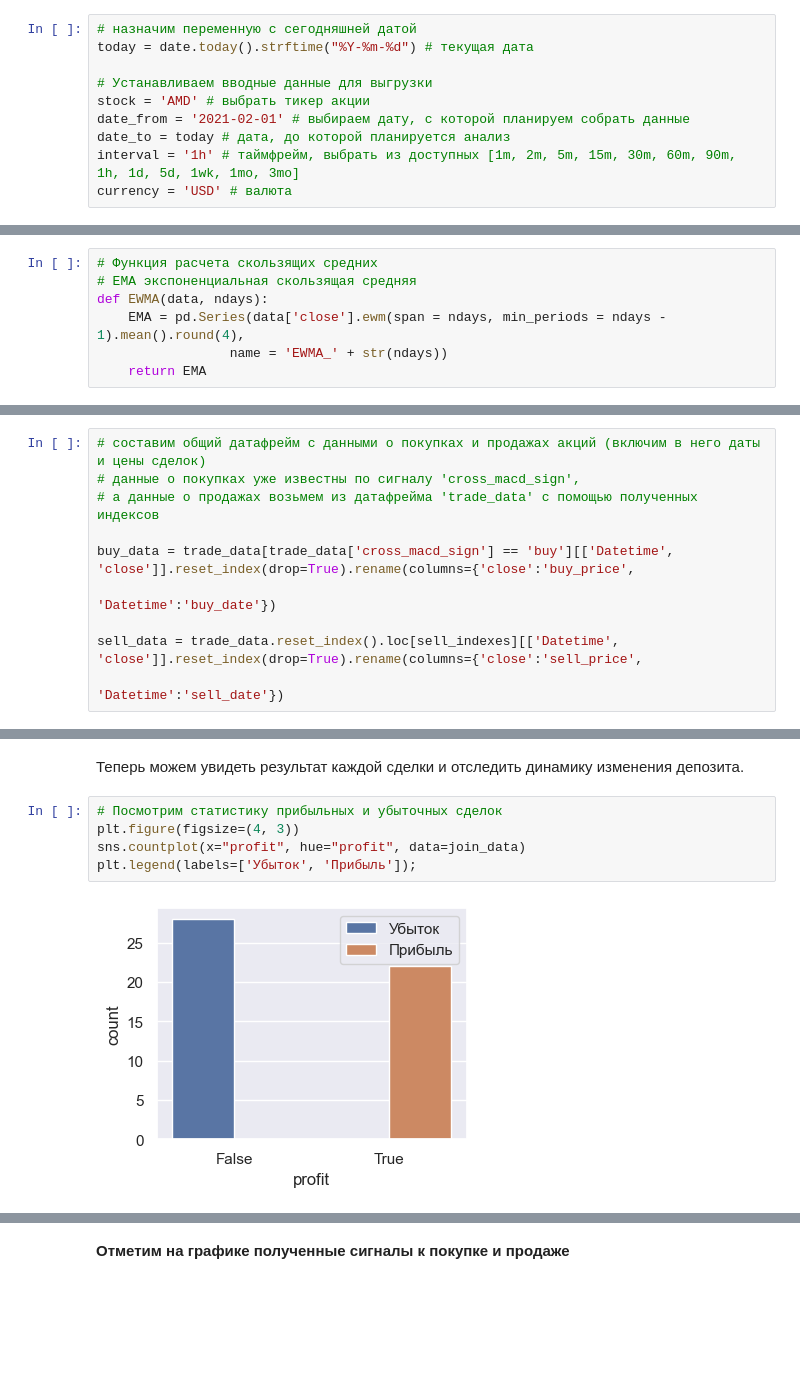
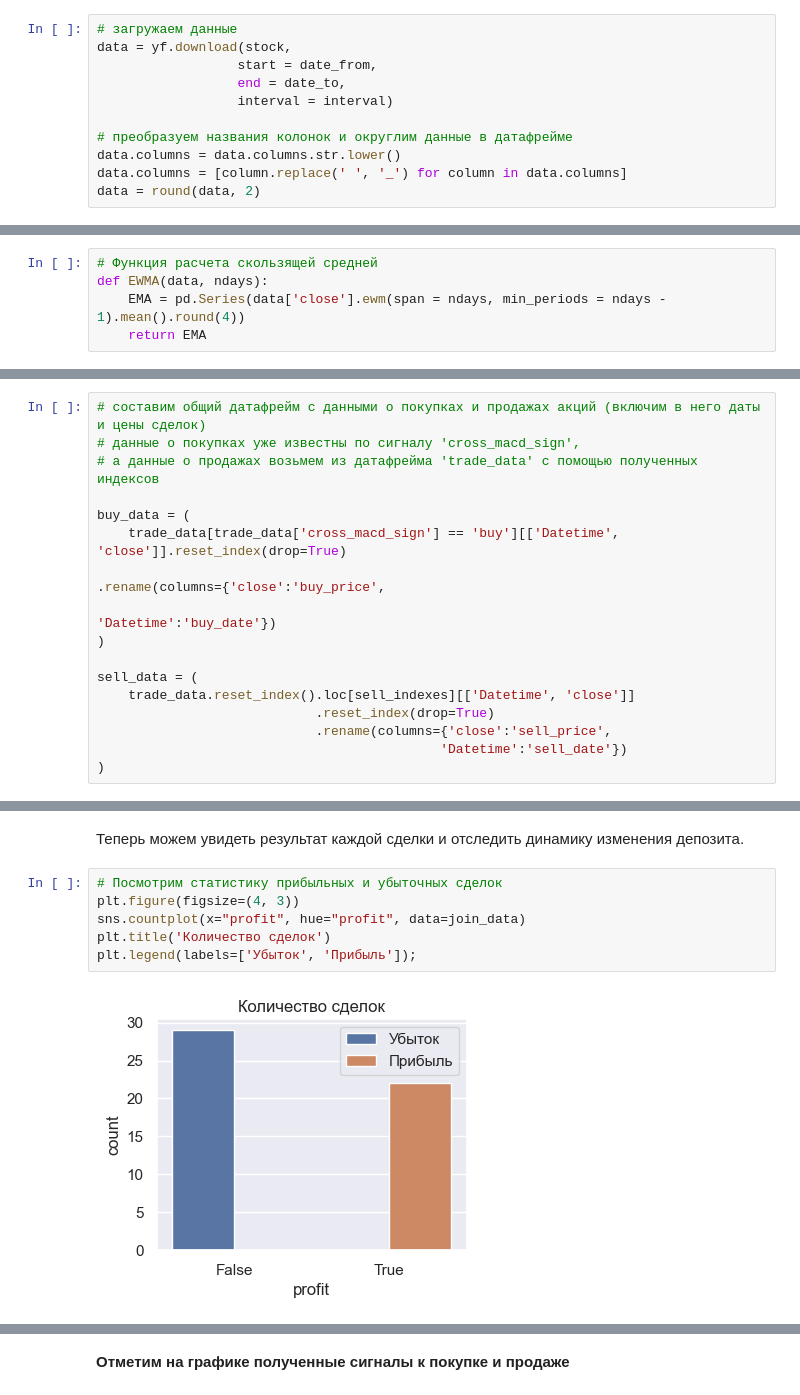
Before and after one commit to Maxwavez/Backtesting-of-stock-market-trading-strategies, a Jupyter notebook: MACD and 200 EMA strategy backtest.ipynb, the cells around one changed output, grey strips where cells are left out. Drawn from its saved outputs; the diff is of its cells as text; blank space fills up the shorter version.

```diff
--- a/MACD and 200 EMA strategy backtest.ipynb
+++ b/MACD and 200 EMA strategy backtest.ipynb
@@ -37,10 +47,11 @@ sns.set(rc={'figure.figsize': (15, 8)})
 # %%
-# назначим переменную с сегодняшней датой
-today = date.today().strftime("%Y-%m-%d") # текущая дата
+# загружаем данные
+data = yf.download(stock,
+                  start = date_from,
+                  end = date_to,
+                  interval = interval)
 
-# Устанавливаем вводные данные для выгрузки
-stock = 'AMD' # выбрать тикер акции
-date_from = '2021-02-01' # выбираем дату, с которой планируем собрать данные
-date_to = today # дата, до которой планируется анализ
-interval = '1h' # таймфрейм, выбрать из доступных [1m, 2m, 5m, 15m, 30m, 60m, 90m, 1h, 1d, 5d, 1wk, 1mo, 3mo]
-currency = 'USD' # валюта
+# преобразуем названия колонок и округлим данные в датафрейме
+data.columns = data.columns.str.lower()
+data.columns = [column.replace(' ', '_') for column in data.columns]
+data = round(data, 2)
@@ -72,11 +77,9 @@ data.head()
 # %% [markdown]
 ## Расчеты значений индикаторов
 # %%
-# Функция расчета скользящих средних
-# EMA экспоненциальная скользящая средняя
+# Функция расчета скользящей средней
 def EWMA(data, ndays):
-    EMA = pd.Series(data['close'].ewm(span = ndays, min_periods = ndays - 1).mean().round(4),
-                 name = 'EWMA_' + str(ndays))
+    EMA = pd.Series(data['close'].ewm(span = ndays, min_periods = ndays - 1).mean().round(4))
     return EMA
 # %%
 # Рассчитываем экспоненциальные скользящие средние, необходимые в рамках стратегии
@@ -176,11 +183,18 @@ for i in range(0, len(trade_data)):
 # данные о покупках уже известны по сигналу 'cross_macd_sign',
 # а данные о продажах возьмем из датафрейма 'trade_data' с помощью полученных индексов
 
-buy_data = trade_data[trade_data['cross_macd_sign'] == 'buy'][['Datetime', 'close']].reset_index(drop=True).rename(columns={'close':'buy_price',
-                                                                                                      'Datetime':'buy_date'})
+buy_data = (
+    trade_data[trade_data['cross_macd_sign'] == 'buy'][['Datetime', 'close']].reset_index(drop=True)
+                                                                            .rename(columns={'close':'buy_price',
+                                                                                            'Datetime':'buy_date'})
+)
 
-sell_data = trade_data.reset_index().loc[sell_indexes][['Datetime', 'close']].reset_index(drop=True).rename(columns={'close':'sell_price',
-                                                                                             'Datetime':'sell_date'})
+sell_data = (
+    trade_data.reset_index().loc[sell_indexes][['Datetime', 'close']]
+                            .reset_index(drop=True)
+                            .rename(columns={'close':'sell_price',
+                                            'Datetime':'sell_date'})
+)
 # %%
 # и склеим 2 таблицы в одну общую
 join_data = pd.concat([buy_data, sell_data.reset_index(drop=True)],axis=1)
@@ -212,10 +226,11 @@ join_data.head()
 # %%
 # Посмотрим статистику прибыльных и убыточных сделок
 plt.figure(figsize=(4, 3))
 sns.countplot(x="profit", hue="profit", data=join_data)
+plt.title('Количество сделок')
 plt.legend(labels=['Убыток', 'Прибыль']);
 # %% [output]
-[figure, old version]
+[figure, new version]
 # %%
 # Посмотрим график распределения прибыльности/убыточности сделок
 sns.displot(join_data.percent)
```
Also changed, not shown: parts of 13 cells of this notebook.
